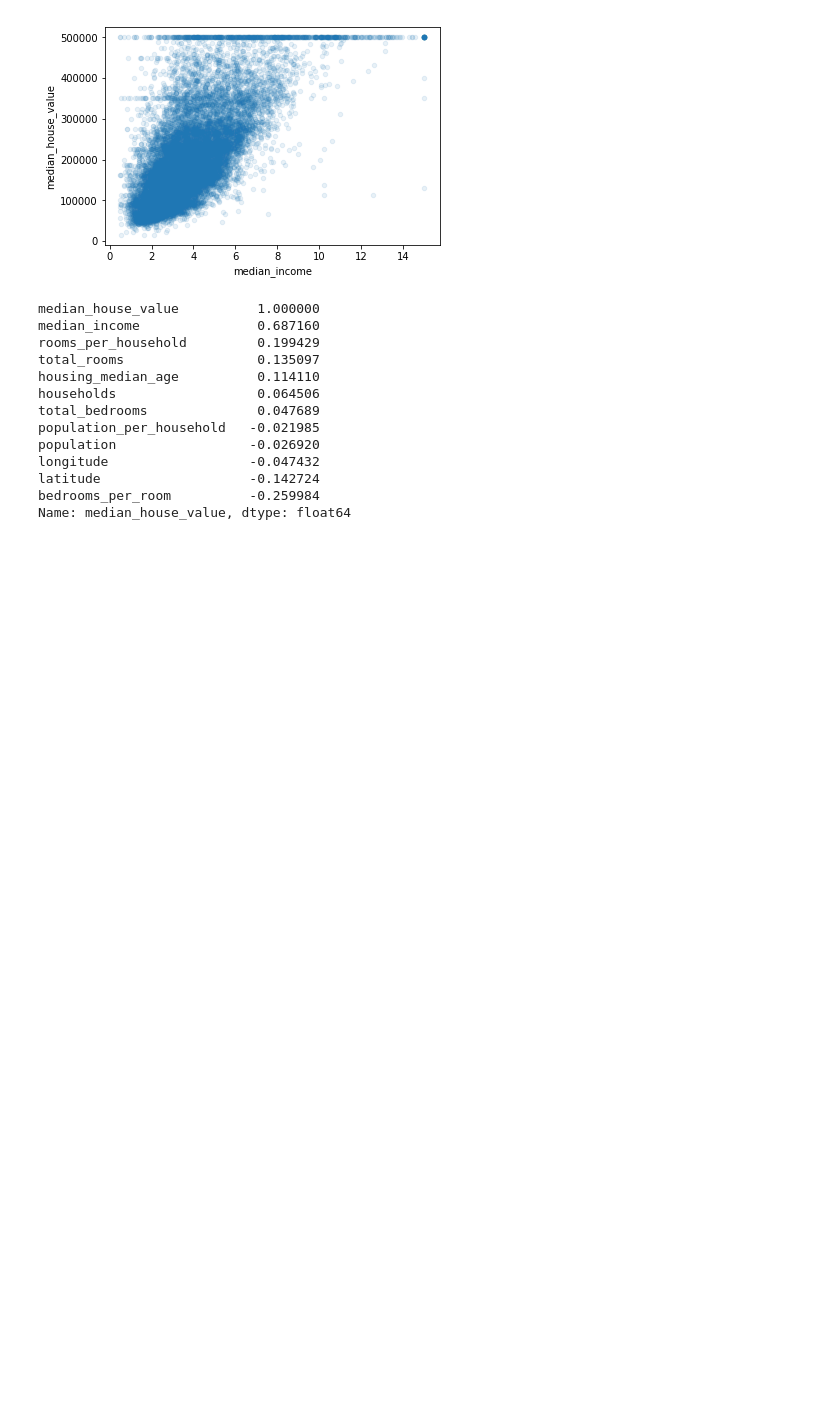
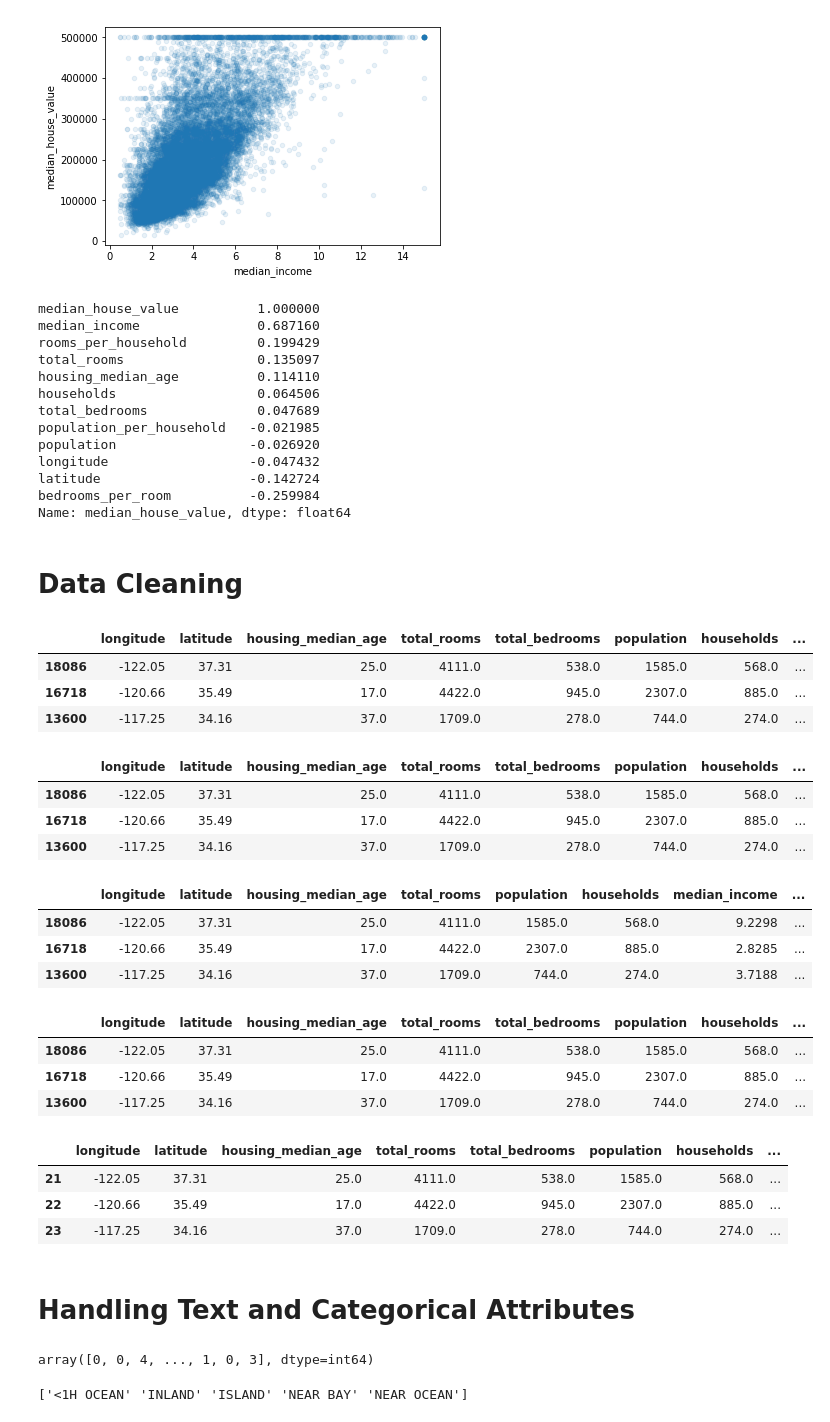
Before and after one commit to hugoLucas/JupyterNotebooks, a Jupyter notebook: Housing.ipynb, the cells around one changed output. Drawn from its saved outputs; the diff is of its cells as text; code cells hidden in the pictures; blank space fills up the shorter version.

```diff
--- a/Housing.ipynb
+++ b/Housing.ipynb
@@ -251,0 +255,75 @@ Name: median_house_value, dtype: float64
+# %% [markdown]
+# Data Cleaning
+# %%
+# Create a copy of our data to demonstrate some of the methods available to us
+# Need to decide what to do with missing values in Total Bedrooms
+housing_copy = housing.copy().iloc[21:24]
+housing_copy
+# %% [output]
+|  | longitude | latitude | housing_median_age | total_rooms | total_bedrooms | population | households | ... |
+| 18086 | -122.05 | 37.31 | 25.0 | 4111.0 | 538.0 | 1585.0 | 568.0 | ... |
+| 16718 | -120.66 | 35.49 | 17.0 | 4422.0 | 945.0 | 2307.0 | 885.0 | ... |
+| 13600 | -117.25 | 34.16 | 37.0 | 1709.0 | 278.0 | 744.0 | 274.0 | ... |
+# %%
+housing_copy.dropna(subset=["total_bedrooms"]) # Get rid of examples that don't have a value
+# %% [output]
+|  | longitude | latitude | housing_median_age | total_rooms | total_bedrooms | population | households | ... |
+| 18086 | -122.05 | 37.31 | 25.0 | 4111.0 | 538.0 | 1585.0 | 568.0 | ... |
+| 16718 | -120.66 | 35.49 | 17.0 | 4422.0 | 945.0 | 2307.0 | 885.0 | ... |
+| 13600 | -117.25 | 34.16 | 37.0 | 1709.0 | 278.0 | 744.0 | 274.0 | ... |
+# %%
+housing_copy = housing.copy().iloc[21:24]
+housing_copy.drop("total_bedrooms", axis=1) # Get rid of the column all-together
+# %% [output]
+|  | longitude | latitude | housing_median_age | total_rooms | population | households | median_income | ... |
+| 18086 | -122.05 | 37.31 | 25.0 | 4111.0 | 1585.0 | 568.0 | 9.2298 | ... |
+| 16718 | -120.66 | 35.49 | 17.0 | 4422.0 | 2307.0 | 885.0 | 2.8285 | ... |
+| 13600 | -117.25 | 34.16 | 37.0 | 1709.0 | 744.0 | 274.0 | 3.7188 | ... |
+# %%
+housing_copy = housing.copy().iloc[21:24]
+median = housing_copy["total_bedrooms"].median()
+housing_copy["total_bedrooms"].fillna(median, inplace=True) # Fill empty values with median value
+housing_copy
+# %% [output]
+|  | longitude | latitude | housing_median_age | total_rooms | total_bedrooms | population | households | ... |
+| 18086 | -122.05 | 37.31 | 25.0 | 4111.0 | 538.0 | 1585.0 | 568.0 | ... |
+| 16718 | -120.66 | 35.49 | 17.0 | 4422.0 | 945.0 | 2307.0 | 885.0 | ... |
+| 13600 | -117.25 | 34.16 | 37.0 | 1709.0 | 278.0 | 744.0 | 274.0 | ... |
+# %%
+# Imputer is a SciKit class used to take care of missing values
+from sklearn.preprocessing import Imputer
+imputer = Imputer(strategy='median')
+
+# Feature is not numerical, dump it to use Imputer
+housing_num = housing.drop("ocean_proximity", axis=1)
+
+# Fit instance to training data
+imputer.fit(housing_num)
+
+# Use imputer to replace all missing values w/ median
+X = imputer.transform(housing_num)
+
+# Put numpy array X back into DataFrame format
+housing_tr = pd.DataFrame(X, columns=housing_num.columns)
+housing_tr.iloc[21:24]
+# %% [output]
+|  | longitude | latitude | housing_median_age | total_rooms | total_bedrooms | population | households | ... |
+| 21 | -122.05 | 37.31 | 25.0 | 4111.0 | 538.0 | 1585.0 | 568.0 | ... |
+| 22 | -120.66 | 35.49 | 17.0 | 4422.0 | 945.0 | 2307.0 | 885.0 | ... |
+| 23 | -117.25 | 34.16 | 37.0 | 1709.0 | 278.0 | 744.0 | 274.0 | ... |
+# %% [markdown]
+# Handling Text and Categorical Attributes
+# %%
+# Converts text labels to numbers
+from sklearn.preprocessing import LabelEncoder
+
+encoder = LabelEncoder()
+housing_cat = housing["ocean_proximity"]
+housing_cat_encoded = encoder.fit_transform(housing_cat)
+housing_cat_encoded
+# %% [output]
+array([0, 0, 4, ..., 1, 0, 3], dtype=int64)
+# %%
+print(encoder.classes_) # See the classes the encoder has learned
+# %% [output]
+['<1H OCEAN' 'INLAND' 'ISLAND' 'NEAR BAY' 'NEAR OCEAN']
```
Also changed, not shown: parts of 16 cells of this notebook.
